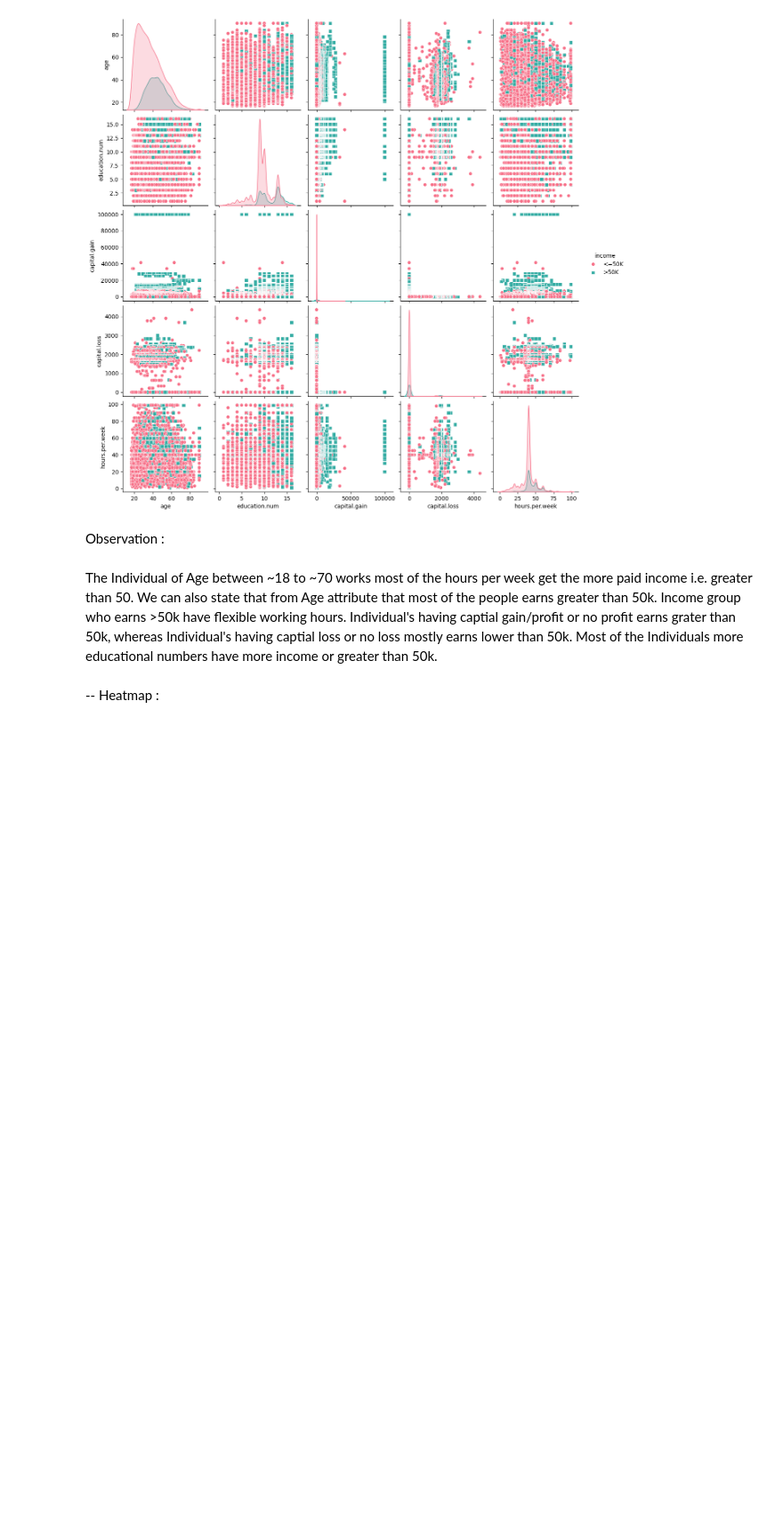
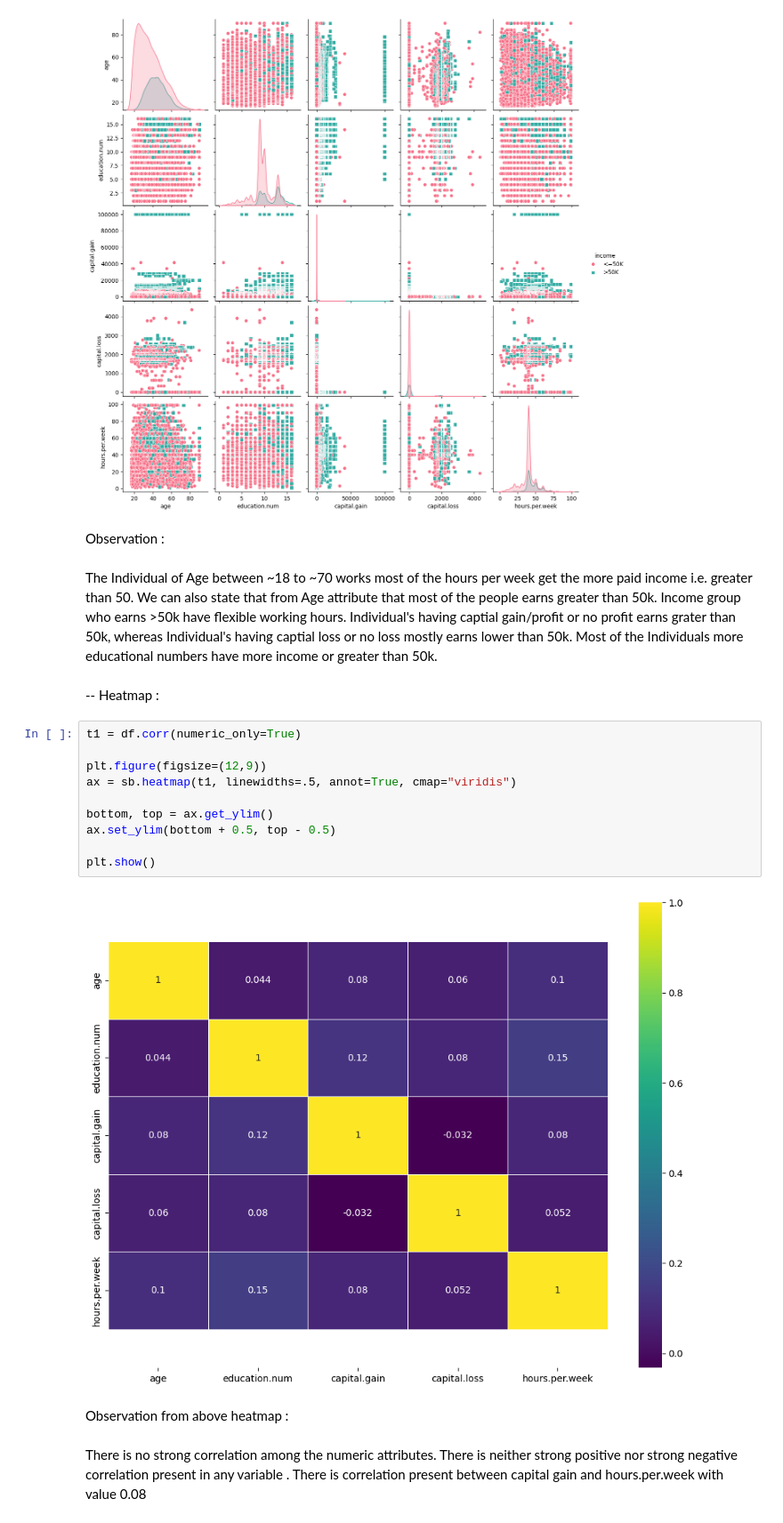
Before and after one commit to soniya-builds/Data-Analysis-Projects, a Jupyter notebook: Full Data Analysis Project with Python/raw_code.ipynb, the cells around one changed output. Shown at 89% size. Cells and saved outputs as stored; diff of their text form; blank space fills up the shorter version.

```diff
--- a/Full Data Analysis Project with Python/raw_code.ipynb
+++ b/Full Data Analysis Project with Python/raw_code.ipynb
@@ -872,3 +872,21 @@ Individual's having captial gain/profit or no profit earns grater than 50k, wher
 Most of the Individuals more educational numbers have more income or greater than 50k.
 # %% [markdown]
 -- Heatmap :
+# %%
+t1 = df.corr(numeric_only=True)
+
+plt.figure(figsize=(12,9))
+ax = sb.heatmap(t1, linewidths=.5, annot=True, cmap="viridis")
+
+bottom, top = ax.get_ylim()
+ax.set_ylim(bottom + 0.5, top - 0.5)
+
+plt.show()
+# %% [output]
+[figure, added]
+# %% [markdown]
+Observation from above heatmap :
+# %% [markdown]
+There is no strong correlation among the numeric attributes.
+There is neither strong positive nor strong negative correlation present in any variable .
+There is correlation present between capital gain and hours.per.week with value 0.08
```
